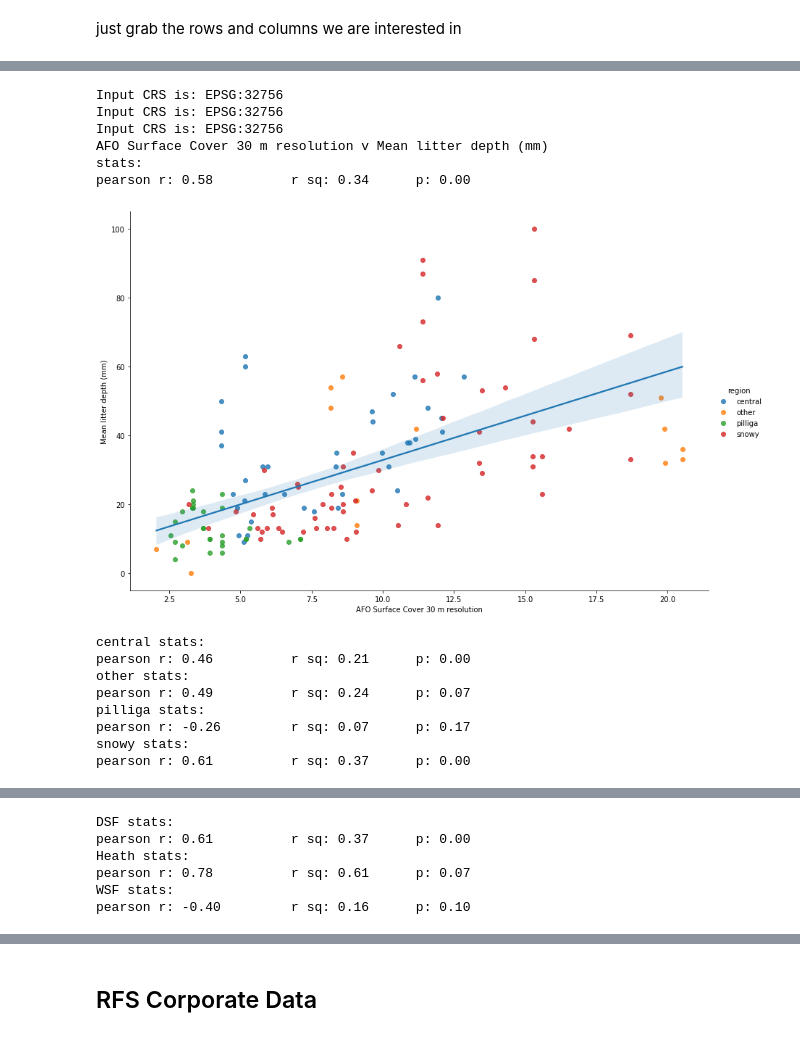
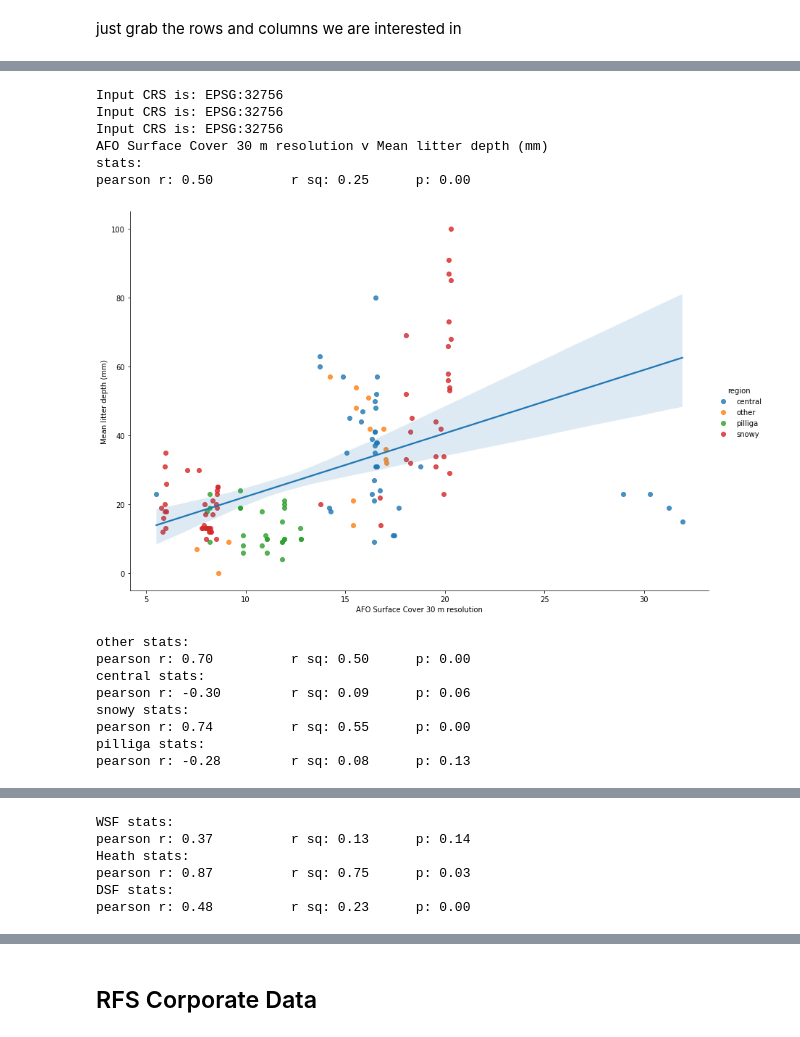
Before and after one commit to Geoffysicist/AFO_validation, a Jupyter notebook: AFO_fd_data_exploration_20220330.ipynb, the cells around one changed output, grey strips where cells are left out. Cells and saved outputs as stored; diff of their text form; code cells hidden in the pictures.

```diff
--- a/AFO_fd_data_exploration_20220330.ipynb
+++ b/AFO_fd_data_exploration_20220330.ipynb
@@ -341,13 +360,13 @@ geometry          geometry
 dtype: object
 # %%
 # add region identifiers
-field_gdf['region'] = np.where(
-    field_gdf['site'].str.startswith('EC'), 'central',
-        np.where(field_gdf['site'].str.startswith('P'), 'pilliga',
-            np.where(field_gdf['site'].str.startswith('SM'),'snowy', 'other')
+gdf['region'] = np.where(
+    gdf['site'].str.startswith('EC'), 'central',
+        np.where(gdf['site'].str.startswith('P'), 'pilliga',
+            np.where(gdf['site'].str.startswith('SM'),'snowy', 'other')
     )
 )
-field_gdf.head()
+gdf.head()
 # %% [output]
 |  | id | site | plot | veg_type | fire_hist | loc_accuracy | litter_d_m | litter_cov | litter_load | ... |
 | 16 | ccfa3f44-ca62-46fd-bc88-e41f28247cd3 | EC10 | 1 | DSF | 2 | 4.658635 | 19.0 | 100 | 5.00 | ... |
@@ -391,6 +377,0 @@ merge the site and field tables then determine the distance between the nominal
-# %%
-site_gdf = site_gdf.rename(columns={'loc_cartesian': 'site_cartesian'})
-gdf = field_gdf.merge(site_gdf[['Site_Id', 'site_cartesian']], left_on='site', right_on='Site_Id', how='left')
-gdf['dist'] = gdf['loc_cartesian'].distance(gdf['site_cartesian']).round(0)
-labels['dist'] = 'Distance between designated site and actual sample location (m)'
-gdf.head()
@@ -544,7 +504,6 @@ print(list(gdf.columns.values))
 # %%
 gdf = gdf[[
     'id', 'site', 'plot', 'region', 'geometry', 'veg_type', 'fire_hist', 'loc_accuracy',
-    'zone', 'loc_cartesian', 'site_cartesian', 'dist',
     'litter_d_m', 'litter_cov', 'litter_load', 's_fhr',
     'ns_h_m', 'ns_cov', 'ns_fhr', 'ns_fhr', 'ns_load', 's&ns_fhr',
     'elev_h_m', 'elev_cov', 'elev_fhr', 'elev_fhr', 'elev_load',
@@ -987,10 +861,6 @@ pearson r: -0.27         r sq: 0.07      p: 0.28
 # %%
 gdf['afo_cc_off'] = read_afo(cc_paths, gdf, offset=20)
 labels['afo_cc_off'] = 'AFO Canopy Cover offset 20 m'
-gdf['afo_ch_off'] = read_afo(ch_paths, gdf, offset=20)
-labels['afo_ch_off'] = 'AFO Canopy height offset 20 m'
-gdf['afo_surface_off'] = read_afo(fuel_load_paths, gdf, offset=20, index=1)
-labels['afo_surface_off'] = 'AFO Surface fuel load offset 20 m'
 gdf.head()
 # %% [output]
 Input CRS is: EPSG:32756
@@ -1156,31 +957,30 @@ pearson r: 0.23          r sq: 0.05      p: 0.36
 # %%
-res = 30
 label = 'afo_surface_lr'
-paths = rasters_resample(ch_paths, res)
-gdf[label] = read_afo(paths, gdf)
+paths = rasters_resample(fuel_load_paths, res)
+gdf[label] = read_afo(paths, gdf, index=1)
 labels[label] = f'AFO Surface Cover {res} m resolution'
 x = label
 y = 'litter_d_m'
 df = gdf
 reg_plot(x, y, df, hue='region')
 plt.show()
 reg_plots(x, y, df, hue='region')
 plt.show()
 reg_plots(x, y, df, hue='veg_type')
 plt.show()
 # %% [output]
 Input CRS is: EPSG:32756
 Input CRS is: EPSG:32756
 Input CRS is: EPSG:32756
 AFO Surface Cover 30 m resolution v Mean litter depth (mm)
 stats:
-pearson r: 0.58          r sq: 0.34      p: 0.00
+pearson r: 0.50          r sq: 0.25      p: 0.00
-[figure, old version]
+[figure, new version]
+other stats:
+pearson r: 0.70          r sq: 0.50      p: 0.00
 central stats:
-pearson r: 0.46          r sq: 0.21      p: 0.00
-other stats:
-pearson r: 0.49          r sq: 0.24      p: 0.07
+pearson r: -0.30         r sq: 0.09      p: 0.06
+snowy stats:
+pearson r: 0.74          r sq: 0.55      p: 0.00
 pilliga stats:
-pearson r: -0.26         r sq: 0.07      p: 0.17
-snowy stats:
-pearson r: 0.61          r sq: 0.37      p: 0.00
+pearson r: -0.28         r sq: 0.08      p: 0.13
@@ -1188,6 +988,6 @@ pearson r: 0.61          r sq: 0.37      p: 0.00
+WSF stats:
+pearson r: 0.37          r sq: 0.13      p: 0.14
+Heath stats:
+pearson r: 0.87          r sq: 0.75      p: 0.03
 DSF stats:
-pearson r: 0.61          r sq: 0.37      p: 0.00
-Heath stats:
-pearson r: 0.78          r sq: 0.61      p: 0.07
-WSF stats:
-pearson r: -0.40         r sq: 0.16      p: 0.10
+pearson r: 0.48          r sq: 0.23      p: 0.00
```
Also changed, not shown: parts of 60 cells of this notebook.
